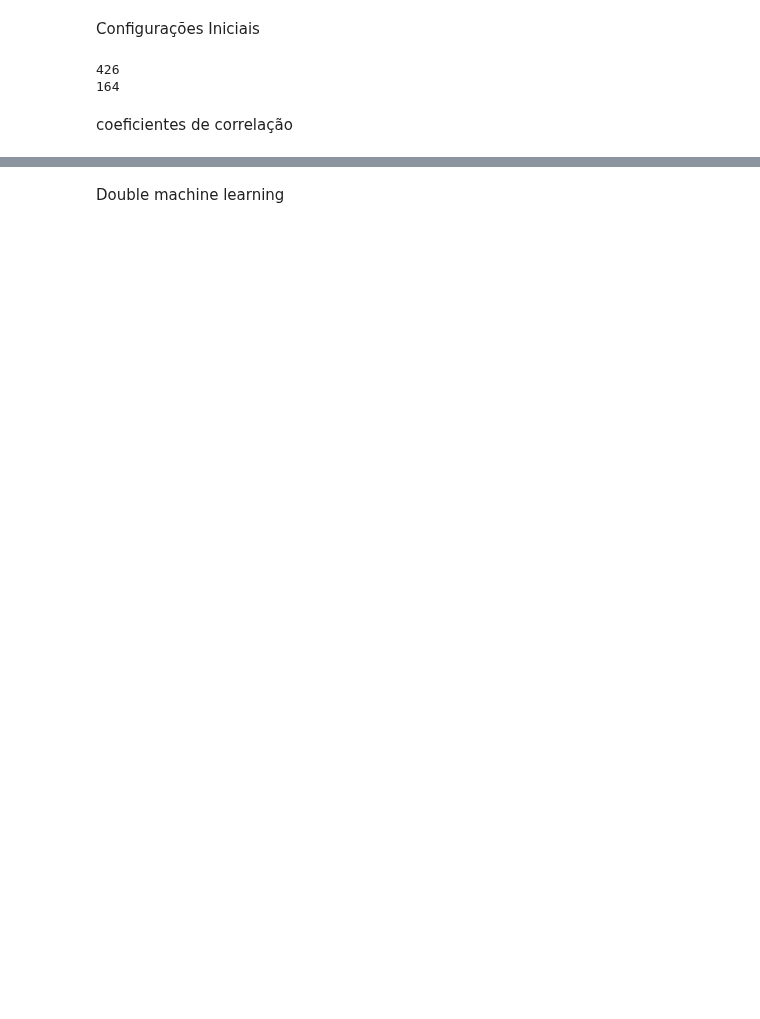
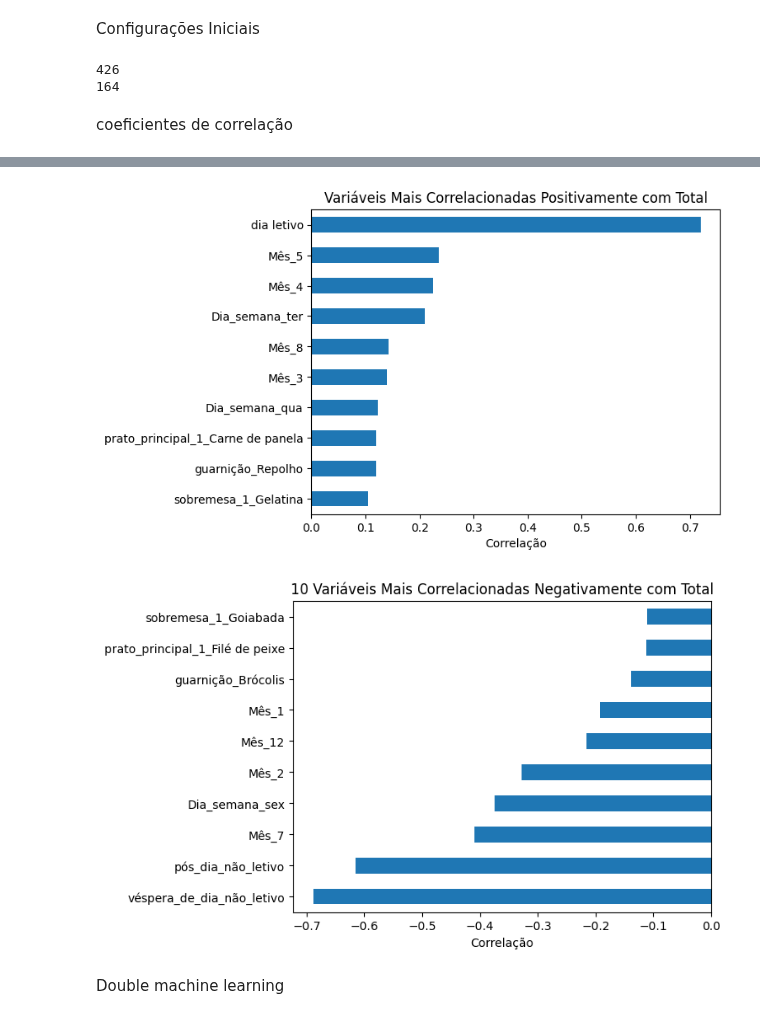
Before and after one commit to rafaelcarmanhani/projeto-ru, a Jupyter notebook: previsao/notebooks/Previsão_area2.ipynb, the cells around one changed output, grey strips where cells are left out. Cells and saved outputs as stored; diff of their text form; code cells hidden in the pictures; blank space fills up the shorter version.

```diff
--- a/previsao/notebooks/Previsão_area2.ipynb
+++ b/previsao/notebooks/Previsão_area2.ipynb
@@ -118,3 +96,25 @@ plt.show()
+# %%
+#Spearman
+correlacoes = data.corr(method='spearman')['Total'].drop('Total').sort_values(ascending=False)
+
+# Gráfico 1
+plt.figure()
+top_10.sort_values().plot(kind='barh')
+plt.title('Variáveis Mais Correlacionadas Positivamente com Total')
+plt.xlabel('Correlação')
+plt.savefig('../images/area2/corrpos_spearman2.png', bbox_inches='tight')
+plt.show()
+
+# Gráfico 2
+plt.figure()
+bottom_10.sort_values().plot(kind='barh')
+plt.title('10 Variáveis Mais Correlacionadas Negativamente com Total')
+plt.xlabel('Correlação')
+plt.savefig('../images/area2/corrneg_spearman2.png', bbox_inches='tight')
+plt.show()
+# %% [output]
+[figure, added]
+[figure, added]
 # %% [markdown]
 Double machine learning
 # %%
```
Also changed, not shown: parts of 19 cells of this notebook, 1 other file.
